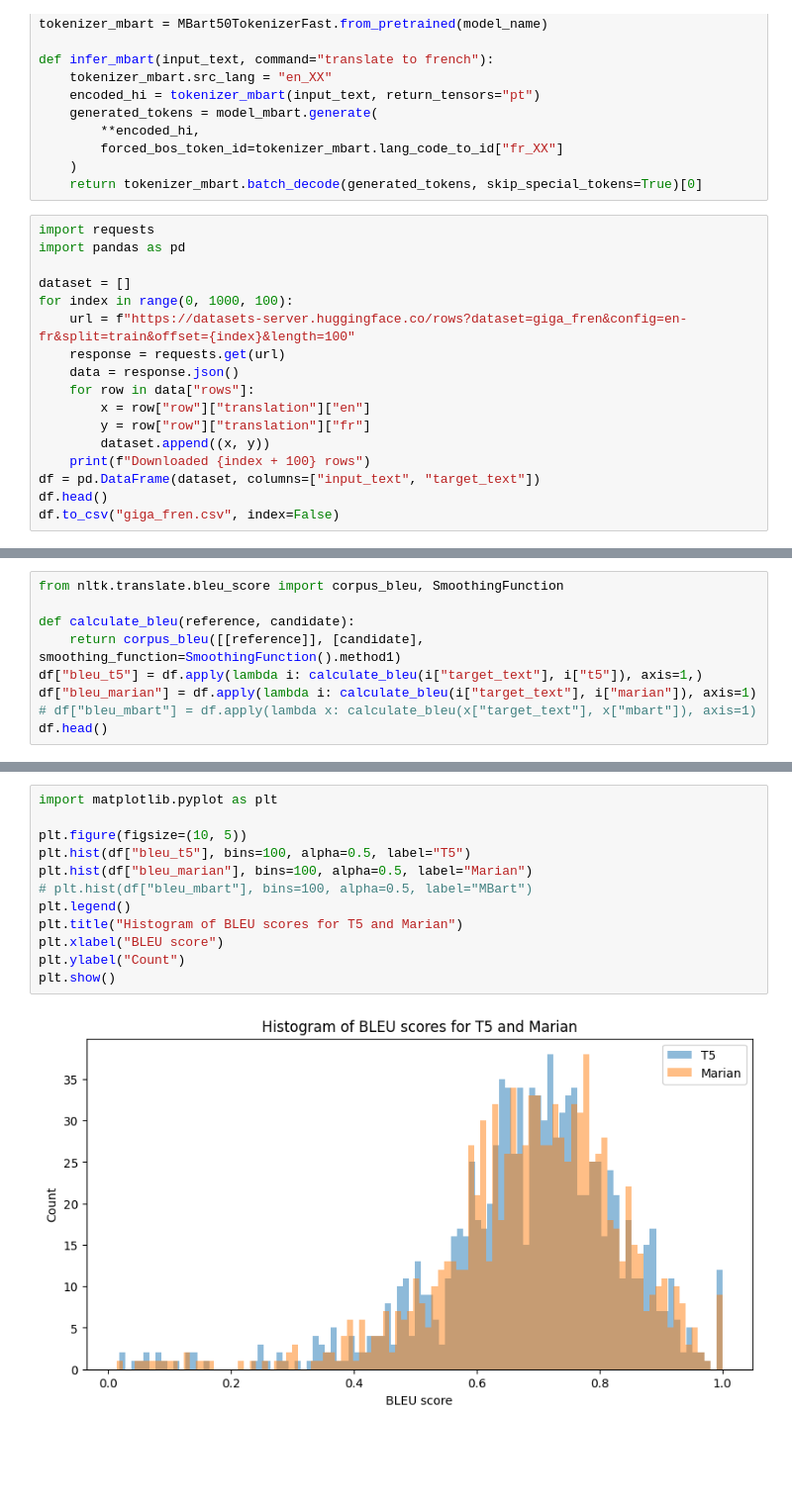
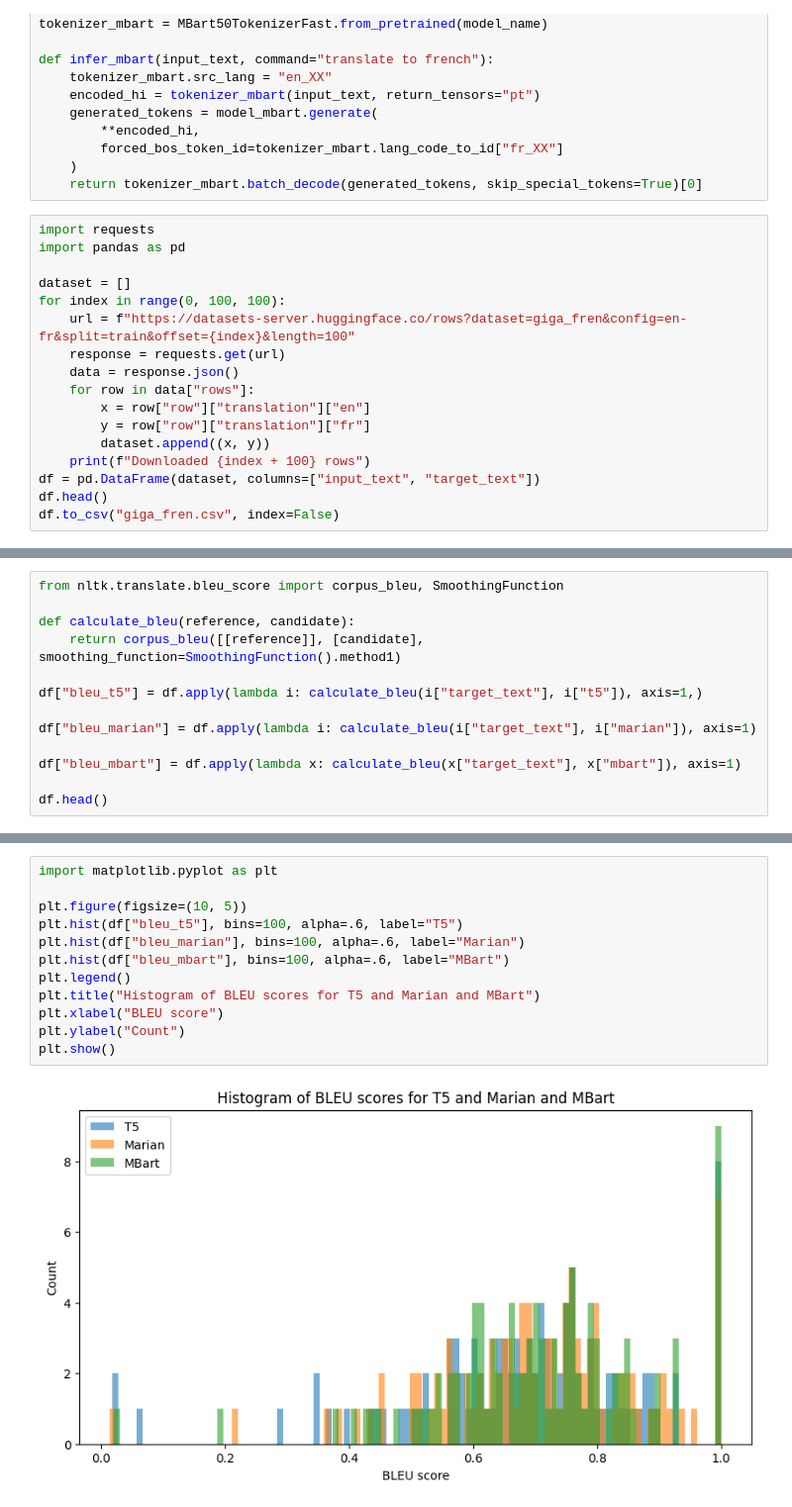
Before and after one commit to ArianQazvini/Transformers-Translation, a Jupyter notebook: transformers_metrics.ipynb, the cells around one changed output, grey strips where cells are left out. Shown: that part at 99% size. Cells and saved outputs as stored; diff of their text form; blank space fills up the shorter version.

```diff
--- a/transformers_metrics.ipynb
+++ b/transformers_metrics.ipynb
@@ -45,7 +45,7 @@ import requests
 import pandas as pd
 
 dataset = []
-for index in range(0, 1000, 100):
+for index in range(0, 100, 100):
     url = f"https://datasets-server.huggingface.co/rows?dataset=giga_fren&config=en-fr&split=train&offset={index}&length=100"
     response = requests.get(url)
     data = response.json()
@@ -144,8 +149,12 @@ from nltk.translate.bleu_score import corpus_bleu, SmoothingFunction
 
 def calculate_bleu(reference, candidate):
     return corpus_bleu([[reference]], [candidate], smoothing_function=SmoothingFunction().method1)
+
 df["bleu_t5"] = df.apply(lambda i: calculate_bleu(i["target_text"], i["t5"]), axis=1,)
+
 df["bleu_marian"] = df.apply(lambda i: calculate_bleu(i["target_text"], i["marian"]), axis=1)
-# df["bleu_mbart"] = df.apply(lambda x: calculate_bleu(x["target_text"], x["mbart"]), axis=1)
+
+df["bleu_mbart"] = df.apply(lambda x: calculate_bleu(x["target_text"], x["mbart"]), axis=1)
+
 df.head()
 # %% [output]
@@ -187,14 +200,14 @@ Variance for Marian: 0.022104552486278004
 # %%
 import matplotlib.pyplot as plt
 
 plt.figure(figsize=(10, 5))
-plt.hist(df["bleu_t5"], bins=100, alpha=0.5, label="T5")
-plt.hist(df["bleu_marian"], bins=100, alpha=0.5, label="Marian")
-# plt.hist(df["bleu_mbart"], bins=100, alpha=0.5, label="MBart")
+plt.hist(df["bleu_t5"], bins=100, alpha=.6, label="T5")
+plt.hist(df["bleu_marian"], bins=100, alpha=.6, label="Marian")
+plt.hist(df["bleu_mbart"], bins=100, alpha=.6, label="MBart")
 plt.legend()
-plt.title("Histogram of BLEU scores for T5 and Marian")
+plt.title("Histogram of BLEU scores for T5 and Marian and MBart")
 plt.xlabel("BLEU score")
 plt.ylabel("Count")
 plt.show()
 # %% [output]
-[figure, old version]
+[figure, new version]
```
Also changed, not shown: parts of 6 cells of this notebook, 1 other file.
